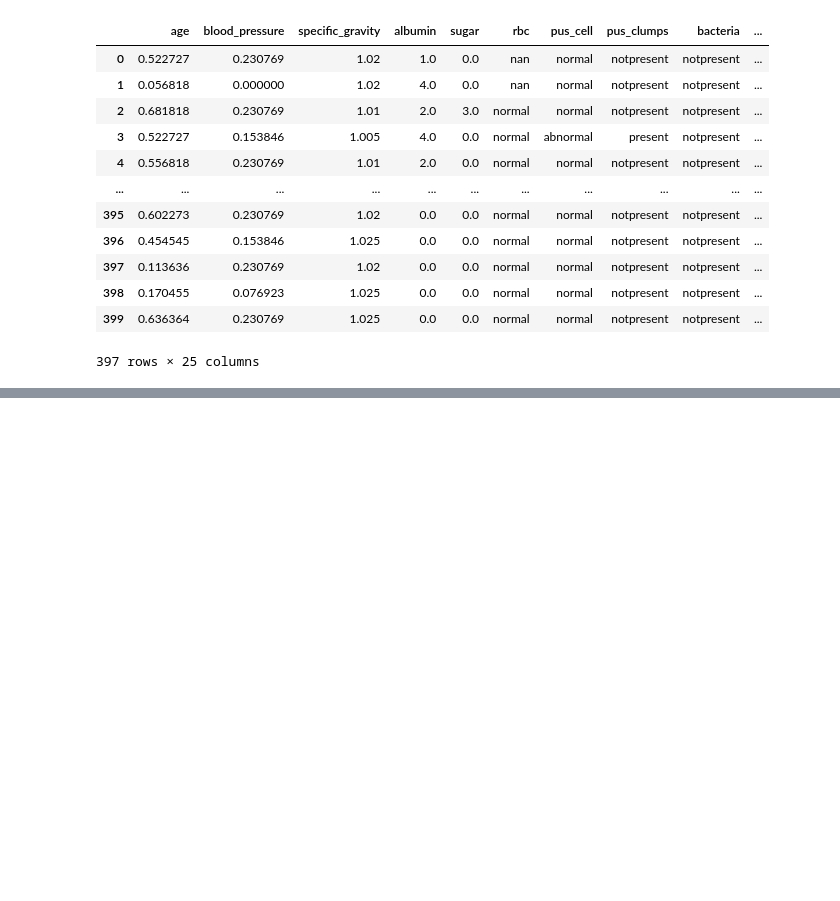
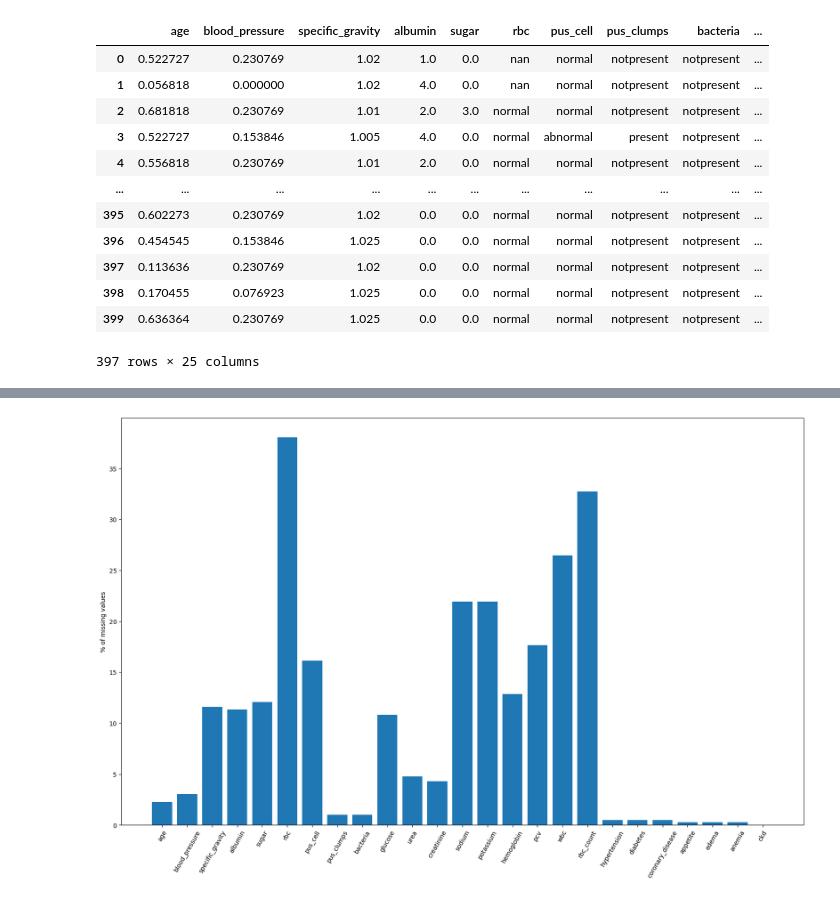
Before and after one commit to andreaperval-gap/SP_FinalProject, a Jupyter notebook: Scientific_Programming.ipynb, the cells around one changed output, grey strips where cells are left out. Cells and saved outputs as stored; diff of their text form; code cells hidden in the pictures; blank space fills up the shorter version.

```diff
--- a/Scientific_Programming.ipynb
+++ b/Scientific_Programming.ipynb
@@ -800,0 +816,12 @@ df_pipeline
+# %%
+def plot_missing_values(df):
+    missing_v = []
+    for col in df.columns:
+        missing_v.append(sum(df[col].isna())*100.0/len(df))
+    fig,ax = plt.subplots(1,1,figsize=(20,12))
+    ax.bar(df.columns,missing_v)
+    ax.set_ylabel("% of missing values")
+    ax.tick_params(axis='x', labelrotation=60)
+plot_missing_values(df_pipeline)
+# %% [output]
+[figure, added]
```
Also changed, not shown: parts of 19 cells of this notebook, 1 other file.
